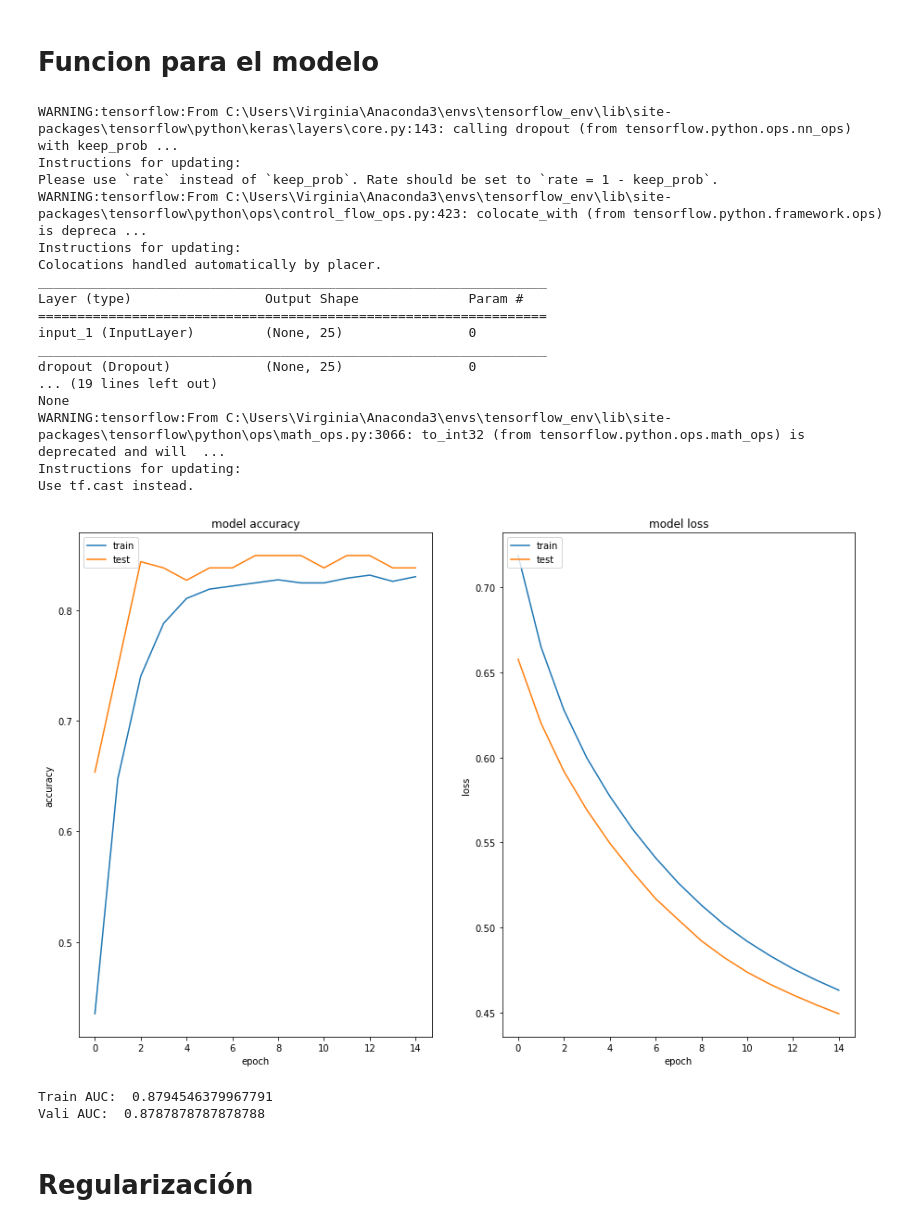
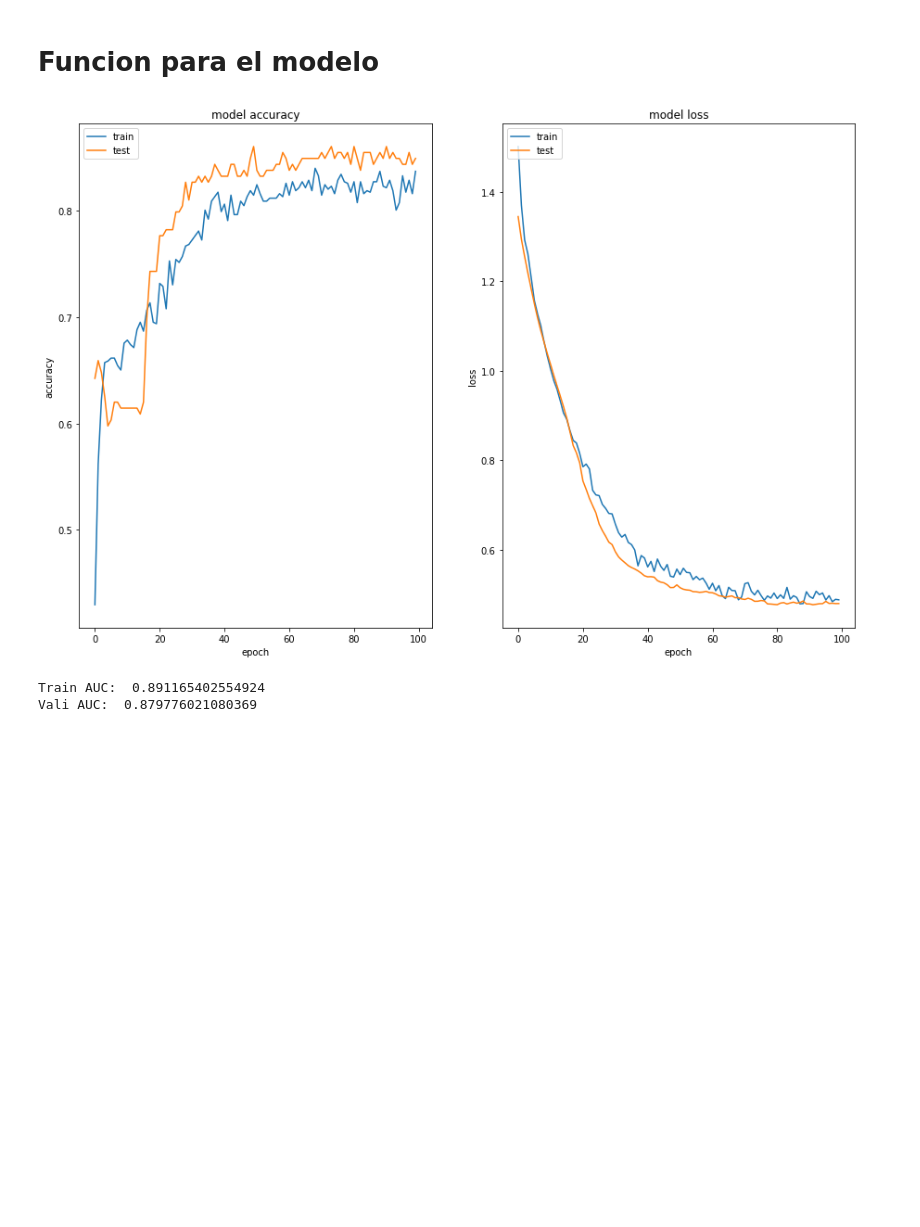
Before and after one commit to Zoomelectrico/titanic-ml, a Jupyter notebook: Proyecto Quevedo, Rojas, Vitali.ipynb, the cells around one changed output. Saved outputs shown, nothing was run; the diff lists cells and outputs as text; code cells hidden in the pictures; blank space fills up the shorter version.

Commit message:
mejorando el modelo

```diff
--- a/Proyecto Quevedo, Rojas, Vitali.ipynb
+++ b/Proyecto Quevedo, Rojas, Vitali.ipynb
@@ -310,46 +310,31 @@ Entrenamiento:  (712, 25)
 Validacion :  (179, 25)
 # %% [markdown]
 # Funcion para el modelo
-# %%
-def model():
-    inp = Input(shape=(25,))
-    x=Dropout(0)(inp)
-    x=Dense(4000, activation="relu", kernel_initializer='random_uniform', bias_initializer='zeros', kernel_regularizer=None)(x)
-    x=Dropout(0)(x)
-    x=Dense(4000, activation="relu", kernel_initializer='random_uniform', bias_initializer='zeros', kernel_regularizer=None)(x)
-    x=Dropout(0)(x)
-    x=Dense(4000, activation="relu", kernel_initializer='random_uniform', bias_initializer='zeros', kernel_regularizer=None)(x)
-    x=Dropout(0)(x)
-    x=Dense(1, activation="sigmoid", kernel_initializer='random_uniform', bias_initializer='zeros')(x)
-    model = Model(inputs=inp, outputs=x)
-    model.compile(loss='binary_crossentropy', optimizer='SGD', metrics=['binary_accuracy'])
-    return model
+# %%
+def model():
+    X = Input(shape=(25,))
+    a=Dropout(0.01)(X)
+    a=Dense(12, activation = "relu", kernel_regularizer = regularizers.l2(0.01))(X)
+    a=Dropout(0.4)(a)
+    a=Dense(12, activation = "relu", kernel_regularizer = regularizers.l2(0.01))(a)
+    a=Dropout(0.45)(a)
+    a=Dense(14, activation = "relu", kernel_regularizer = regularizers.l2(0.01))(a)
+    a=Dropout(0.5)(a)
+    a=Dense(14, activation = "relu", kernel_regularizer = regularizers.l2(0.01))(a)
+    a=Dropout(0.55)(a)
+    a=Dense(12, activation = "relu", kernel_regularizer = regularizers.l2(0.01))(a)
+    y_hat=Dense(1, activation = "sigmoid")(a)
+    model = Model(inputs = X, outputs = y_hat)
+    model.compile(loss = 'binary_crossentropy', optimizer = 'Adam', metrics = ['binary_accuracy'])
+    return model
 # %%
-model = model()
-print(model.summary())
-train_history_tam1 = model.fit(train_dfX, train_dfY, batch_size=512, epochs=epochs, validation_data=(val_dfX, val_dfY), verbose=0)
+del model15
+model15 = model()
+# print(model.summary())
+train_history_tam1 = model15.fit(train_dfX, train_dfY, epochs=100, validation_data=(val_dfX, val_dfY), verbose=0)
 graf_model(train_history_tam1)
-precision(model)
+precision(model15)
 # %% [output]
+[figure, new version]
-WARNING:tensorflow:From C:\Users\Virginia\Anaconda3\envs\tensorflow_env\lib\site-packages\tensorflow\python\keras\layers\core.py:143: calling dropout (from tensorflow.python.ops.nn_ops) with keep_prob ...
-Instructions for updating:
-Please use `rate` instead of `keep_prob`. Rate should be set to `rate = 1 - keep_prob`.
-WARNING:tensorflow:From C:\Users\Virginia\Anaconda3\envs\tensorflow_env\lib\site-packages\tensorflow\python\ops\control_flow_ops.py:423: colocate_with (from tensorflow.python.framework.ops) is depreca ...
-Instructions for updating:
-Colocations handled automatically by placer.
-_________________________________________________________________
-Layer (type)                 Output Shape              Param #
-=================================================================
-input_1 (InputLayer)         (None, 25)                0
-_________________________________________________________________
-dropout (Dropout)            (None, 25)                0
-... (19 lines left out)
-None
-WARNING:tensorflow:From C:\Users\Virginia\Anaconda3\envs\tensorflow_env\lib\site-packages\tensorflow\python\ops\math_ops.py:3066: to_int32 (from tensorflow.python.ops.math_ops) is deprecated and will  ...
-Instructions for updating:
-Use tf.cast instead.
+Train AUC:  0.891165402554924
+Vali AUC:  0.879776021080369
-[figure, old version]
-Train AUC:  0.8794546379967791
-Vali AUC:  0.8787878787878788
-# %% [markdown]
-# Regularización
```
Also changed, not shown: parts of 4 cells of this notebook.
